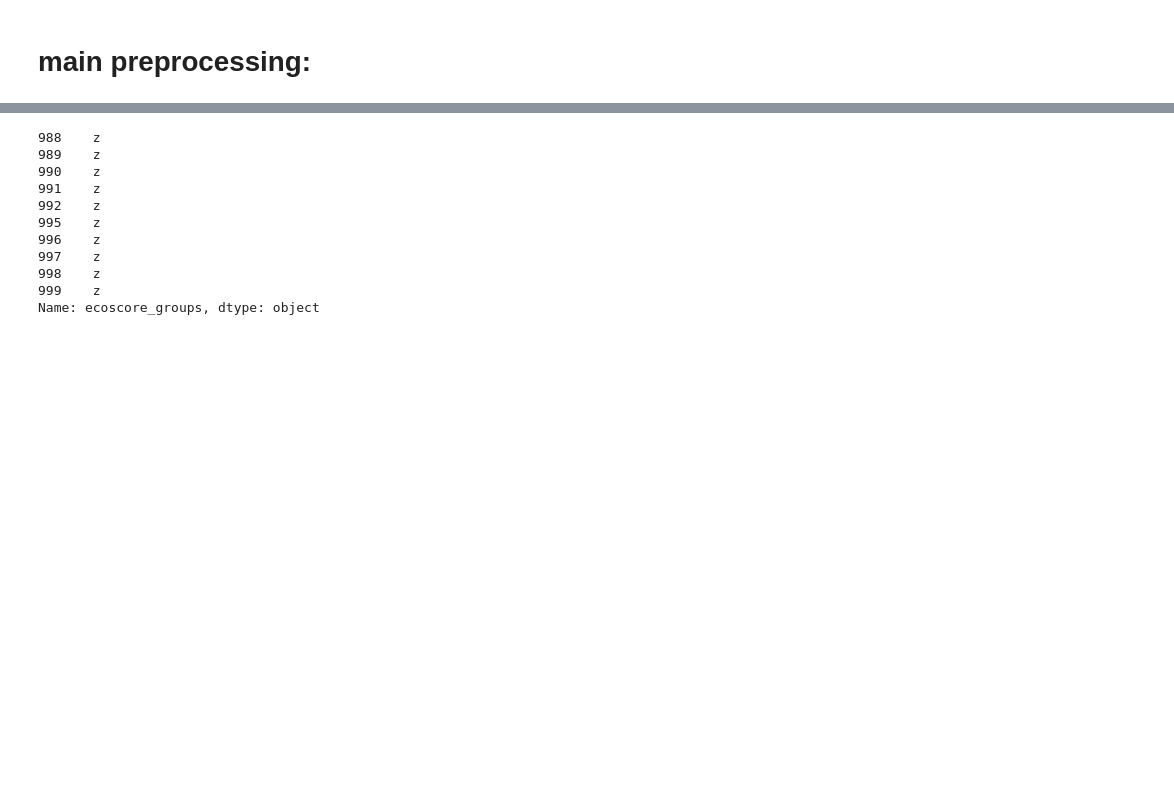
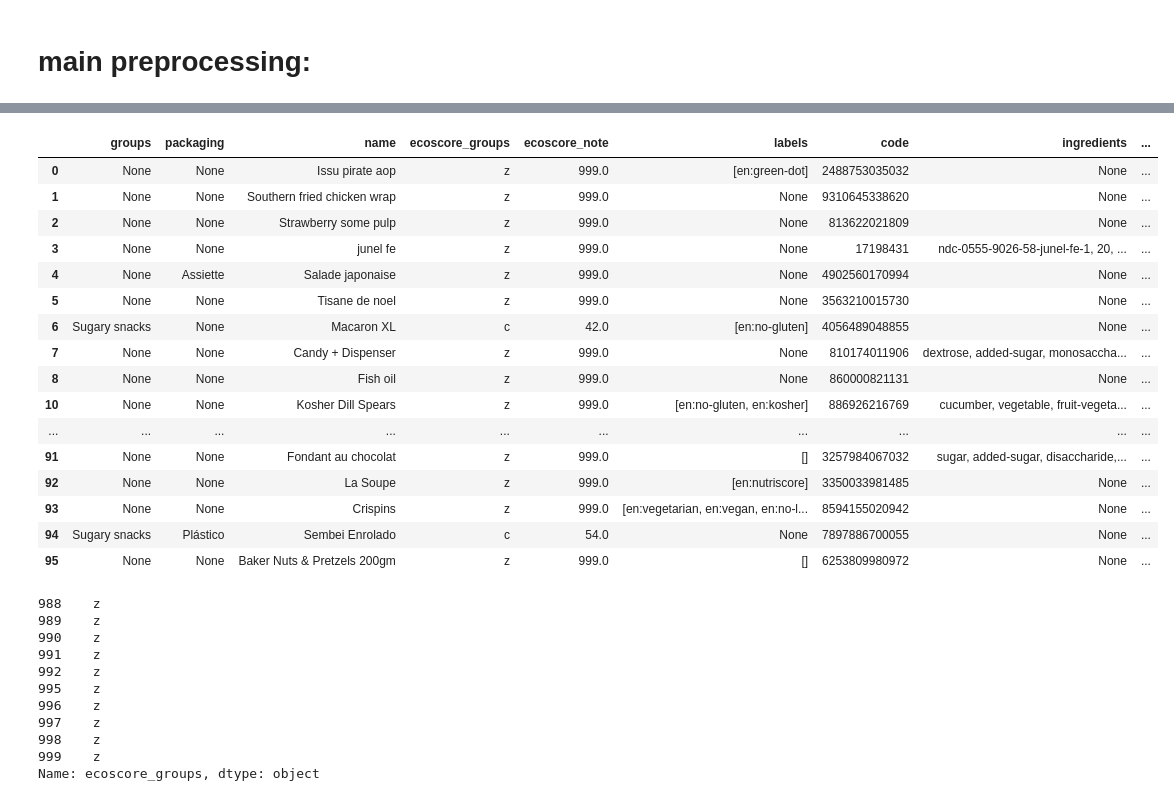
Before and after one commit to CarolusIntelligence/green_ia, a Jupyter notebook: notebooks/01_preprocessing.ipynb, the cells around one changed output, grey strips where cells are left out. Cells and saved outputs as stored; diff of their text form; code cells hidden in the pictures; blank space fills up the shorter version.

Commit message:
preprocessing categories, ecoscore groups, countries, ecoscore note

```diff
--- a/notebooks/01_preprocessing.ipynb
+++ b/notebooks/01_preprocessing.ipynb
@@ -41,6 +41,7 @@ df.rename(columns={'ecoscore_tags': 'ecoscore_groups'}, inplace=True)
 df.rename(columns={'categories_tags': 'categories_temp'}, inplace=True)
 df.rename(columns={'ecoscore_score': 'ecoscore_note'}, inplace=True)
 df.rename(columns={'labels_tags': 'labels'}, inplace=True)
+df.rename(columns={'countries': 'countries_temp'}, inplace=True)
 
 
 # traitement col GROUPS
@@ -88,23 +89,44 @@ df = df[df['name'].notna() & df['code'].notna()]
 
 
 # traitement col ECOSCORE_GROUPS
-df['ecoscore_groups'] = df['ecoscore_groups'].apply(lambda x: ', '.join(x) if isinstance(x, list) else x)
+df['ecoscore_groups'] = df['ecoscore_groups'].apply(lambda x: ', '.join(x) if isinstance(x, list) else x) # conversion liste vers string
 df['ecoscore_groups'] = df['ecoscore_groups'].replace("unknown", "z")
 df['ecoscore_groups'] = df['ecoscore_groups'].replace("", "z")
 df['ecoscore_groups'] = df['ecoscore_groups'].fillna("z")
+df['ecoscore_groups'] = df['ecoscore_groups'].replace("not-applicable", "z")
 
 
 # traitment col CATEGORIES
-df['categories_temp'] = df['categories_temp'].replace("", None)  # remplace vide par None
-df['categories_temp'] = df['categories_temp'].replace({np.nan: None}) # remplace NaN par None
-df['categories_temp'] = df['categories_temp'].apply(lambda x: x if isinstance(x, list) else []) # remplace None par liste vide
-df['categories_temp'] = df['categories_temp'].apply(lambda x: ', '.join(x)) # converti liste en string
+df['categories_temp'] = df['categories_temp'].replace("", None)
+df['categories_temp'] = df['categories_temp'].replace({np.nan: None})
+df['categories_temp'] = df['categories_temp'].apply(lambda x: x if isinstance(x, list) else [])
+df['categories_temp'] = df['categories_temp'].apply(lambda x: ', '.join(x))
 
 # extraire éléments avec 'en:' nouvelle colonne
-def extract_en_ingredients(ingredient_list):
+def extract_en_categories(ingredient_list):
     ingredients = ingredient_list.strip('[]').split(', ')
     return [ingredient.split(':')[-1] for ingredient in ingredients if ingredient.startswith('en:')]
-df['categories'] = df['categories_temp'].apply(extract_en_ingredients)
+df['categories'] = df['categories_temp'].apply(extract_en_categories)
 df.drop(columns=['categories_temp'], inplace=True)
 df['categories'] = df['categories'].apply(lambda x: ', '.join(x))
 df['categories'] = df['categories'].replace("", None)
+
+
+# traitment col COUNTRIES
+df['countries_temp'] = df['countries_temp'].replace("", None)
+df['countries_temp'] = df['countries_temp'].replace({np.nan: None})
+df['countries_temp'] = df['countries_temp'].apply(lambda x: x if isinstance(x, list) else ([] if x is None else x.split(', ')))
+
+def extract_en_countries(ingredient_list):
+    if isinstance(ingredient_list, str):
+        ingredient_list = ingredient_list.split(', ')
+    return [ingredient.split(':', 1)[-1] for ingredient in ingredient_list if ingredient.startswith('en:')]
+
+df['countries'] = df['countries_temp'].apply(extract_en_countries)
+df['countries'] = df['countries'].apply(lambda x: ', '.join(x) if x else None)
+df.drop(columns=['countries_temp'], inplace=True)
+
+# traitment col ECOSCORE_NOTE
+df['ecoscore_note'] = df['ecoscore_note'].replace("unknown", 999)
+df['ecoscore_note'] = df['ecoscore_note'].replace("", 999)
+df['ecoscore_note'] = df['ecoscore_note'].fillna(999)
@@ -131,3 +133,23 @@ df.tail(70)
+# %%
+df.head(90)
+# %% [output]
+|  | groups | packaging | name | ecoscore_groups | ecoscore_note | labels | code | ingredients | ... |
+| 0 | None | None | Issu pirate aop | z | 999.0 | [en:green-dot] | 2488753035032 | None | ... |
+| 1 | None | None | Southern fried chicken wrap | z | 999.0 | None | 9310645338620 | None | ... |
+| 2 | None | None | Strawberry some pulp | z | 999.0 | None | 813622021809 | None | ... |
+| 3 | None | None | junel fe | z | 999.0 | None | 17198431 | ndc-0555-9026-58-junel-fe-1, 20, ... | ... |
+| 4 | None | Assiette | Salade japonaise | z | 999.0 | None | 4902560170994 | None | ... |
+| 5 | None | None | Tisane de noel | z | 999.0 | None | 3563210015730 | None | ... |
+| 6 | Sugary snacks | None | Macaron XL | c | 42.0 | [en:no-gluten] | 4056489048855 | None | ... |
+| 7 | None | None | Candy + Dispenser | z | 999.0 | None | 810174011906 | dextrose, added-sugar, monosaccha... | ... |
+| 8 | None | None | Fish oil | z | 999.0 | None | 860000821131 | None | ... |
+| 10 | None | None | Kosher Dill Spears | z | 999.0 | [en:no-gluten, en:kosher] | 886926216769 | cucumber, vegetable, fruit-vegeta... | ... |
+| ... | ... | ... | ... | ... | ... | ... | ... | ... | ... |
+| 91 | None | None | Fondant au chocolat | z | 999.0 | [] | 3257984067032 | sugar, added-sugar, disaccharide,... | ... |
+| 92 | None | None | La Soupe | z | 999.0 | [en:nutriscore] | 3350033981485 | None | ... |
+| 93 | None | None | Crispins | z | 999.0 | [en:vegetarian, en:vegan, en:no-l... | 8594155020942 | None | ... |
+| 94 | Sugary snacks | Plástico | Sembei Enrolado | c | 54.0 | None | 7897886700055 | None | ... |
+| 95 | None | None | Baker Nuts & Pretzels 200gm | z | 999.0 | [] | 6253809980972 | None | ... |
 # %%
 df['ecoscore_groups'].tail(10)
 # %% [output]
```
Also changed, not shown: parts of 3 cells of this notebook.
